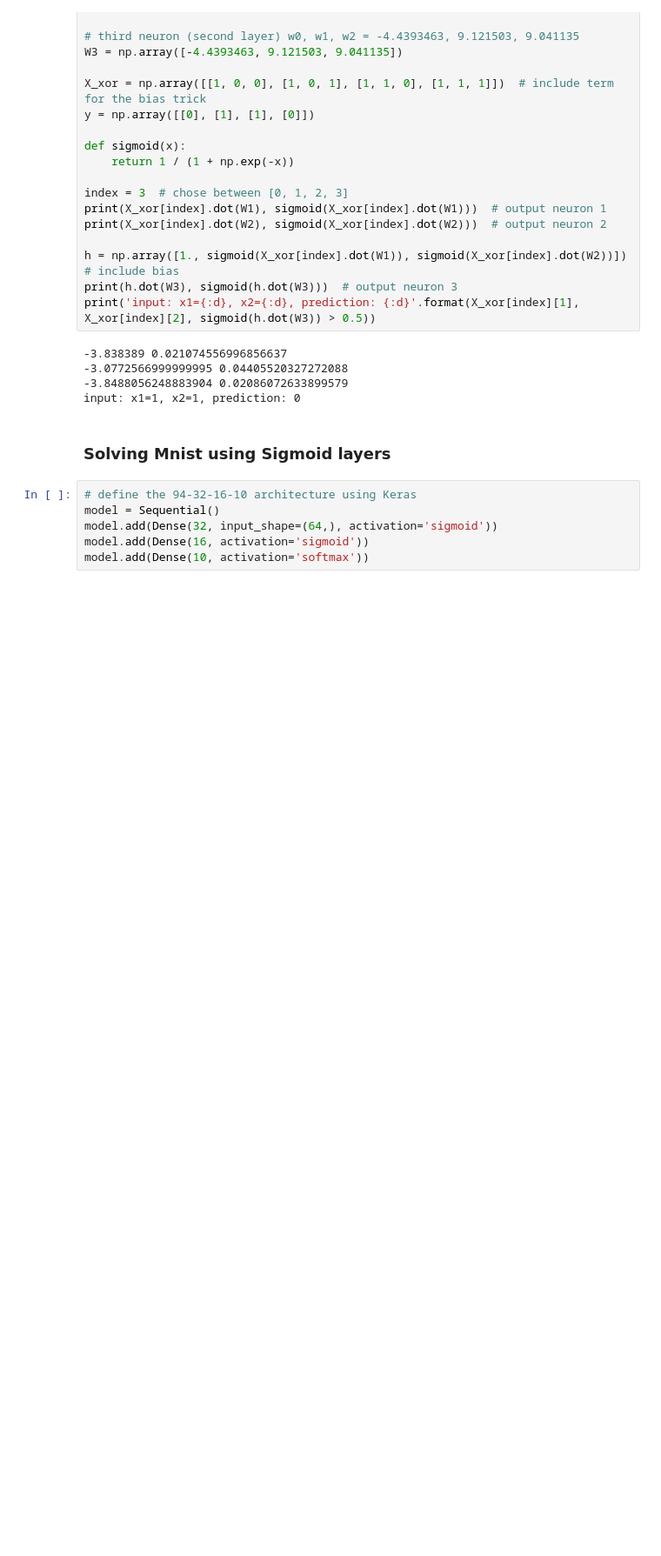
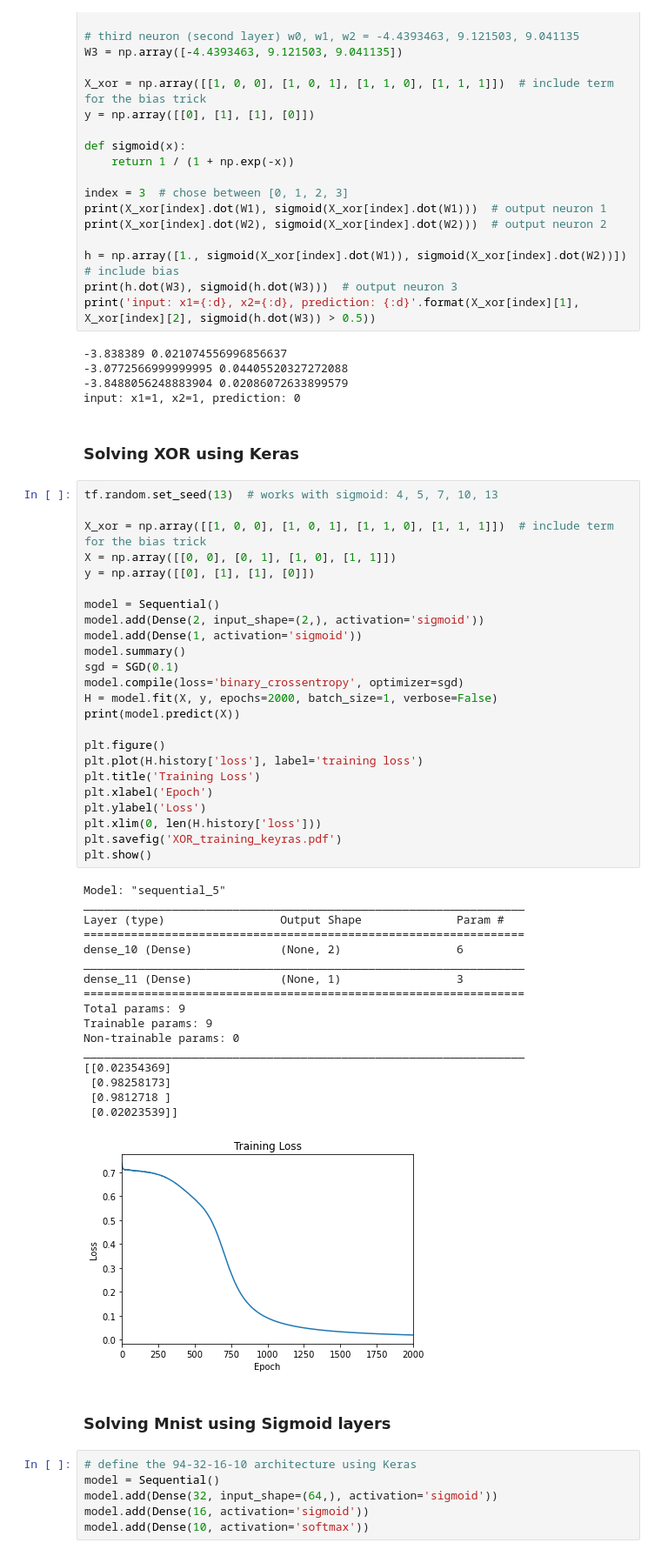
Before and after one commit to heprom/cvml, a Jupyter notebook: corrections/deep_learning_cor.ipynb, the cells around one changed output. Shown at 87% size. Saved outputs shown, nothing was run; the diff lists cells and outputs as text; blank space fills up the shorter version.

```diff
--- a/corrections/deep_learning_cor.ipynb
+++ b/corrections/deep_learning_cor.ipynb
@@ -601,6 +657,50 @@ print('input: x1={:d}, x2={:d}, prediction: {:d}'.format(X_xor[index][1], X_xor[
 -3.0772566999999995 0.04405520327272088
 -3.8488056248883904 0.02086072633899579
 input: x1=1, x2=1, prediction: 0
+# %% [markdown]
+### Solving XOR using Keras
+# %%
+tf.random.set_seed(13)  # works with sigmoid: 4, 5, 7, 10, 13
+
+X_xor = np.array([[1, 0, 0], [1, 0, 1], [1, 1, 0], [1, 1, 1]])  # include term for the bias trick
+X = np.array([[0, 0], [0, 1], [1, 0], [1, 1]])
+y = np.array([[0], [1], [1], [0]])
+
+model = Sequential()
+model.add(Dense(2, input_shape=(2,), activation='sigmoid'))
+model.add(Dense(1, activation='sigmoid'))
+model.summary()
+sgd = SGD(0.1)
+model.compile(loss='binary_crossentropy', optimizer=sgd)
+H = model.fit(X, y, epochs=2000, batch_size=1, verbose=False)
+print(model.predict(X))
+
+plt.figure()
+plt.plot(H.history['loss'], label='training loss')
+plt.title('Training Loss')
+plt.xlabel('Epoch')
+plt.ylabel('Loss')
+plt.xlim(0, len(H.history['loss']))
+plt.savefig('XOR_training_keyras.pdf')
+plt.show()
+# %% [output]
+Model: "sequential_5"
+_________________________________________________________________
+Layer (type)                 Output Shape              Param #
+=================================================================
+dense_10 (Dense)             (None, 2)                 6
+_________________________________________________________________
+dense_11 (Dense)             (None, 1)                 3
+=================================================================
+Total params: 9
+Trainable params: 9
+Non-trainable params: 0
+_________________________________________________________________
+[[0.02354369]
+ [0.98258173]
+ [0.9812718 ]
+ [0.02023539]]
+[figure, added]
 # %% [markdown]
 ### Solving Mnist using Sigmoid layers
 # %%
```
Also changed, not shown: parts of 9 cells of this notebook, 1 other file.
